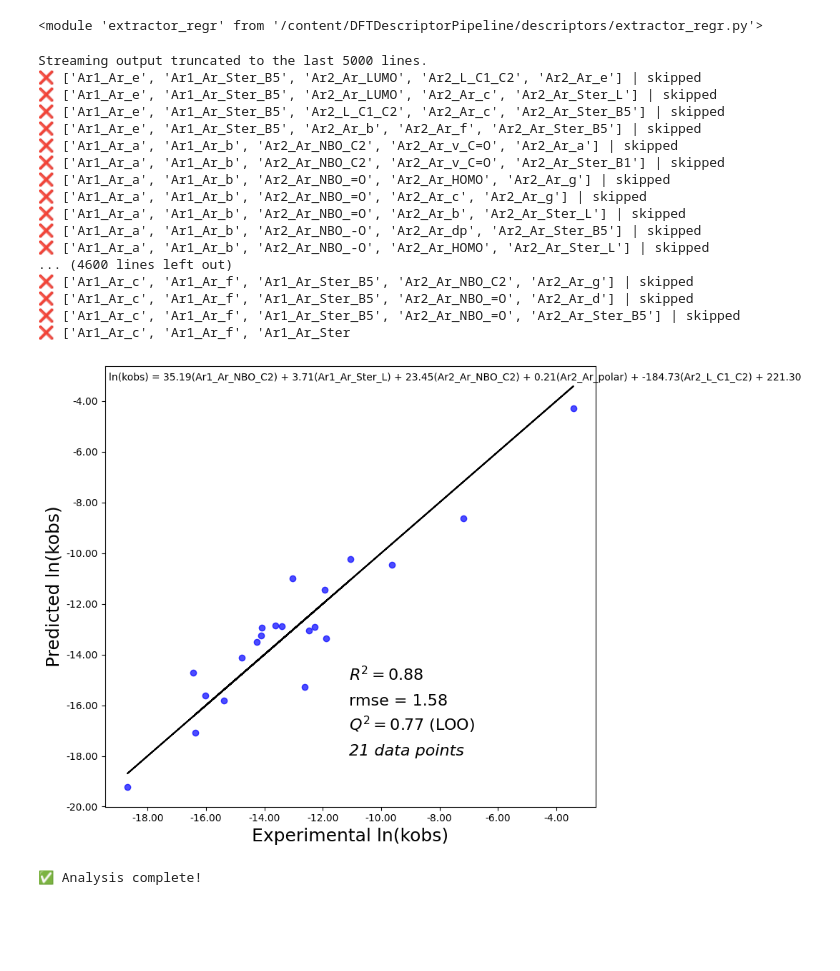
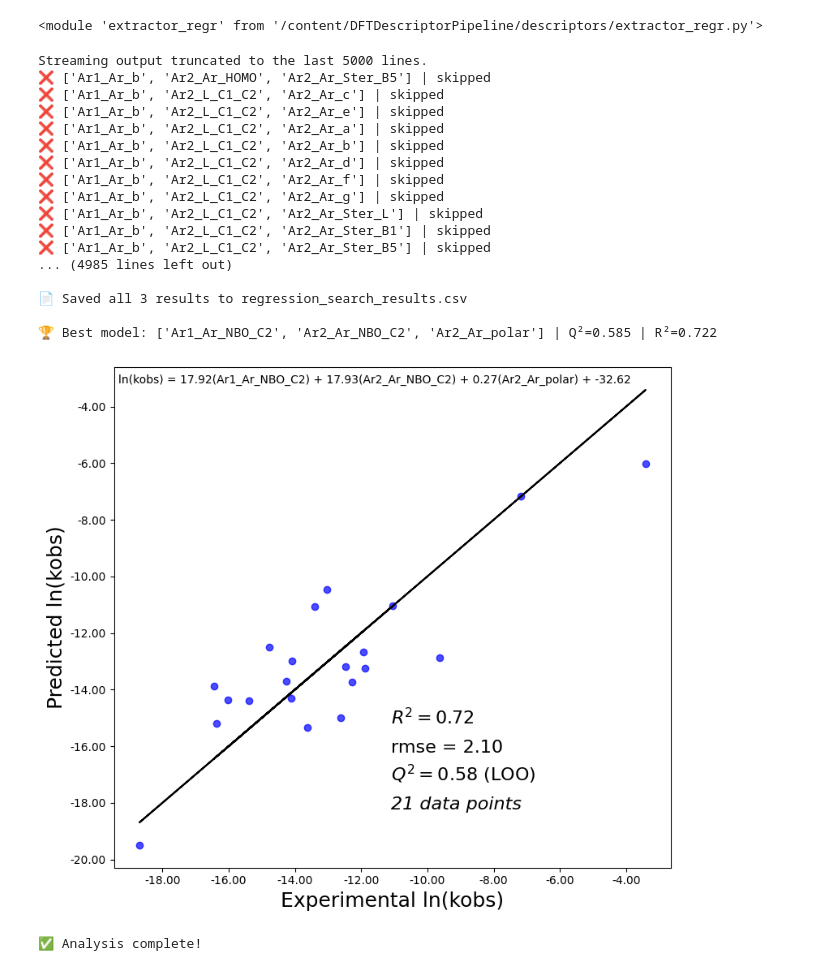
Before and after one commit to peculab/DFTDescriptorPipeline, a Jupyter notebook: examples/azoarene/azoarene_v2.ipynb, the cells around one changed output. Cells and saved outputs as stored; diff of their text form; code cells hidden in the pictures; blank space fills up the shorter version.

```diff
--- a/examples/azoarene/azoarene_v2.ipynb
+++ b/examples/azoarene/azoarene_v2.ipynb
@@ -60,32 +60,33 @@ importlib.reload(extractor_regr)
 # %%
 # 指向原始資料（包含 Ar1、Ar2、...）
 data_dir = "/content/DFTDescriptorPipeline/examples/azoarene"
 xlsx_path = glob.glob(os.path.join(data_dir, "*.xlsx"))[0]
 log_folder = os.path.join(data_dir, "logfiles")
 
 # 一鍵執行
 df, results, best_model = extractor_regr.run_full_pipeline(
     log_folder=log_folder,
     xlsx_path=xlsx_path,          # 直接用原檔
+    max_features=3,
     target='ln(kobs)'
 )
 # %% [output]
 Streaming output truncated to the last 5000 lines.
-❌ ['Ar1_Ar_e', 'Ar1_Ar_Ster_B5', 'Ar2_Ar_LUMO', 'Ar2_L_C1_C2', 'Ar2_Ar_e'] | skipped
-❌ ['Ar1_Ar_e', 'Ar1_Ar_Ster_B5', 'Ar2_Ar_LUMO', 'Ar2_Ar_c', 'Ar2_Ar_Ster_L'] | skipped
-❌ ['Ar1_Ar_e', 'Ar1_Ar_Ster_B5', 'Ar2_L_C1_C2', 'Ar2_Ar_c', 'Ar2_Ar_Ster_B5'] | skipped
-❌ ['Ar1_Ar_e', 'Ar1_Ar_Ster_B5', 'Ar2_Ar_b', 'Ar2_Ar_f', 'Ar2_Ar_Ster_B5'] | skipped
-❌ ['Ar1_Ar_a', 'Ar1_Ar_b', 'Ar2_Ar_NBO_C2', 'Ar2_Ar_v_C=O', 'Ar2_Ar_a'] | skipped
-❌ ['Ar1_Ar_a', 'Ar1_Ar_b', 'Ar2_Ar_NBO_C2', 'Ar2_Ar_v_C=O', 'Ar2_Ar_Ster_B1'] | skipped
-❌ ['Ar1_Ar_a', 'Ar1_Ar_b', 'Ar2_Ar_NBO_=O', 'Ar2_Ar_HOMO', 'Ar2_Ar_g'] | skipped
-❌ ['Ar1_Ar_a', 'Ar1_Ar_b', 'Ar2_Ar_NBO_=O', 'Ar2_Ar_c', 'Ar2_Ar_g'] | skipped
-❌ ['Ar1_Ar_a', 'Ar1_Ar_b', 'Ar2_Ar_NBO_=O', 'Ar2_Ar_b', 'Ar2_Ar_Ster_L'] | skipped
-❌ ['Ar1_Ar_a', 'Ar1_Ar_b', 'Ar2_Ar_NBO_-O', 'Ar2_Ar_dp', 'Ar2_Ar_Ster_B5'] | skipped
-❌ ['Ar1_Ar_a', 'Ar1_Ar_b', 'Ar2_Ar_NBO_-O', 'Ar2_Ar_HOMO', 'Ar2_Ar_Ster_L'] | skipped
-... (4600 lines left out)
-❌ ['Ar1_Ar_c', 'Ar1_Ar_f', 'Ar1_Ar_Ster_B5', 'Ar2_Ar_NBO_C2', 'Ar2_Ar_g'] | skipped
-❌ ['Ar1_Ar_c', 'Ar1_Ar_f', 'Ar1_Ar_Ster_B5', 'Ar2_Ar_NBO_=O', 'Ar2_Ar_d'] | skipped
-❌ ['Ar1_Ar_c', 'Ar1_Ar_f', 'Ar1_Ar_Ster_B5', 'Ar2_Ar_NBO_=O', 'Ar2_Ar_Ster_B5'] | skipped
-❌ ['Ar1_Ar_c', 'Ar1_Ar_f', 'Ar1_Ar_Ster
+❌ ['Ar1_Ar_b', 'Ar2_Ar_HOMO', 'Ar2_Ar_Ster_B5'] | skipped
+❌ ['Ar1_Ar_b', 'Ar2_L_C1_C2', 'Ar2_Ar_c'] | skipped
+❌ ['Ar1_Ar_b', 'Ar2_L_C1_C2', 'Ar2_Ar_e'] | skipped
+❌ ['Ar1_Ar_b', 'Ar2_L_C1_C2', 'Ar2_Ar_a'] | skipped
+❌ ['Ar1_Ar_b', 'Ar2_L_C1_C2', 'Ar2_Ar_b'] | skipped
+❌ ['Ar1_Ar_b', 'Ar2_L_C1_C2', 'Ar2_Ar_d'] | skipped
+❌ ['Ar1_Ar_b', 'Ar2_L_C1_C2', 'Ar2_Ar_f'] | skipped
+❌ ['Ar1_Ar_b', 'Ar2_L_C1_C2', 'Ar2_Ar_g'] | skipped
+❌ ['Ar1_Ar_b', 'Ar2_L_C1_C2', 'Ar2_Ar_Ster_L'] | skipped
+❌ ['Ar1_Ar_b', 'Ar2_L_C1_C2', 'Ar2_Ar_Ster_B1'] | skipped
+❌ ['Ar1_Ar_b', 'Ar2_L_C1_C2', 'Ar2_Ar_Ster_B5'] | skipped
+... (4985 lines left out)
+
+📄 Saved all 3 results to regression_search_results.csv
+
+🏆 Best model: ['Ar1_Ar_NBO_C2', 'Ar2_Ar_NBO_C2', 'Ar2_Ar_polar'] | Q²=0.585 | R²=0.722
-[figure, old version]
+[figure, new version]
 ✅ Analysis complete!
```
Also changed, not shown: parts of 3 cells of this notebook.
